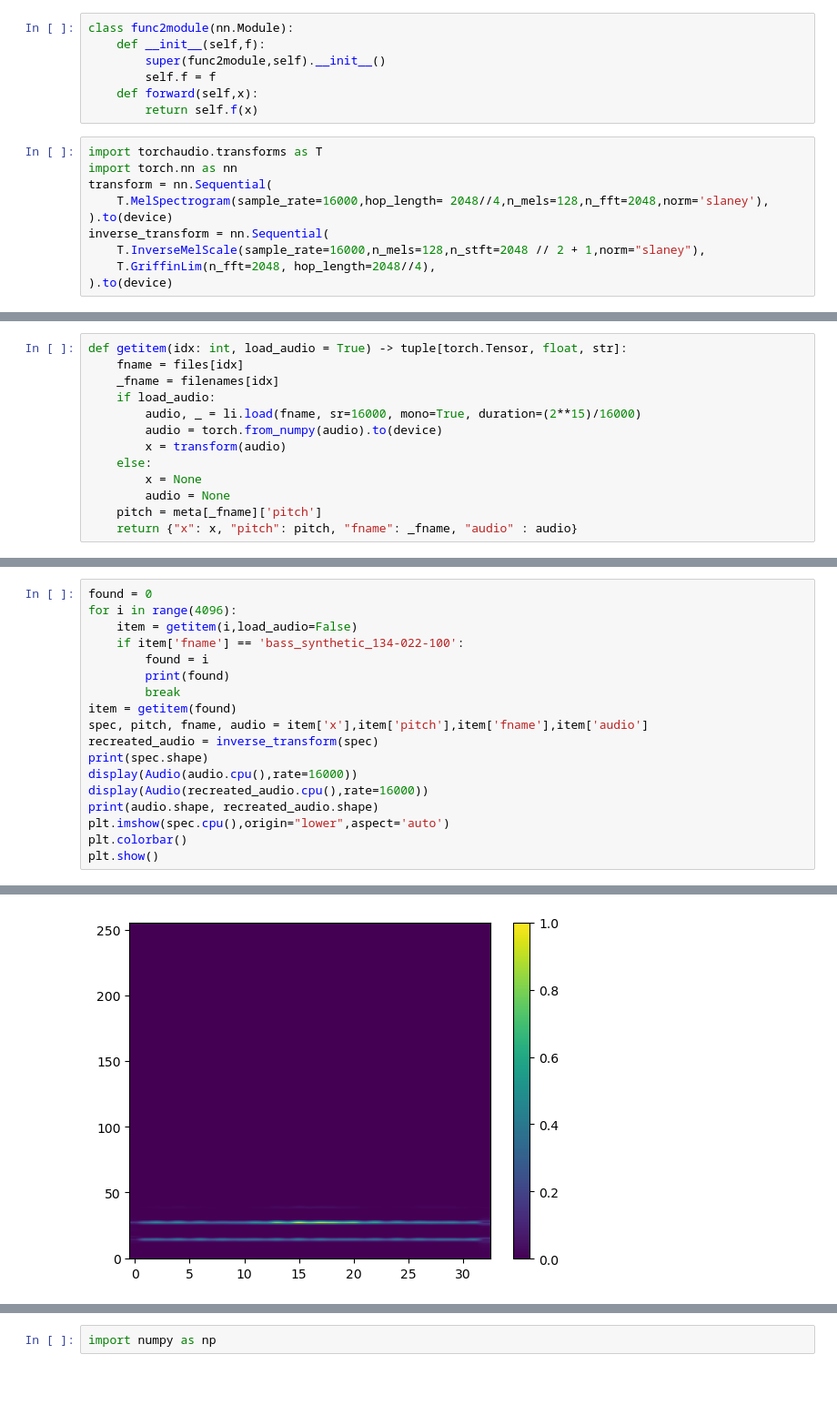
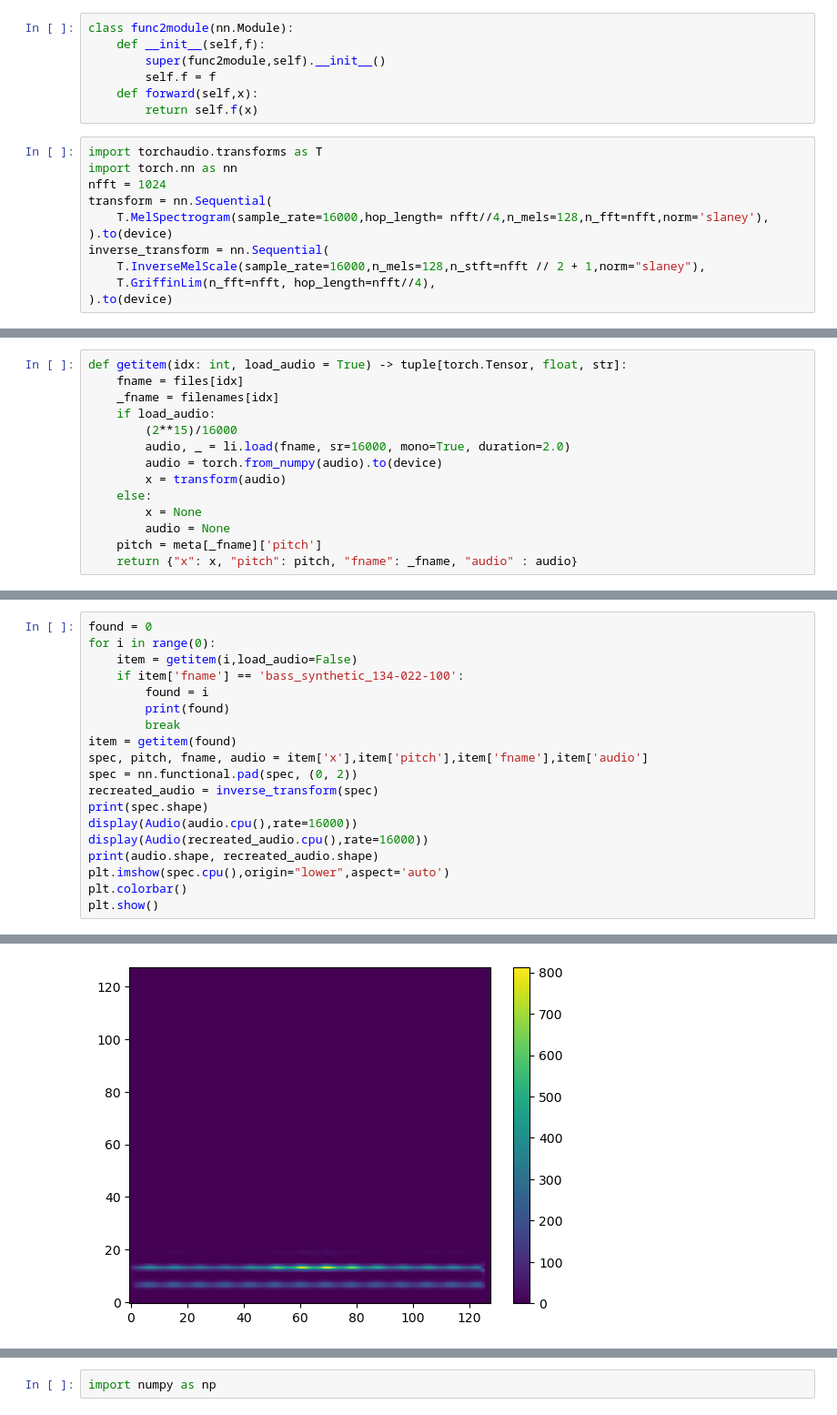
Before and after one commit to ATotor/MultiEntVAE, a Jupyter notebook: notebook helper.ipynb, the cells around one changed output, grey strips where cells are left out. Shown at 91% size. Drawn from its saved outputs; the diff is of its cells as text; blank space fills up the shorter version.

```diff
--- a/notebook helper.ipynb
+++ b/notebook helper.ipynb
@@ -25,10 +25,11 @@ class func2module(nn.Module):
 # %%
 import torchaudio.transforms as T
 import torch.nn as nn
+nfft = 1024
 transform = nn.Sequential(
-    T.MelSpectrogram(sample_rate=16000,hop_length= 2048//4,n_mels=128,n_fft=2048,norm='slaney'),
+    T.MelSpectrogram(sample_rate=16000,hop_length= nfft//4,n_mels=128,n_fft=nfft,norm='slaney'),
 ).to(device)
 inverse_transform = nn.Sequential(
-    T.InverseMelScale(sample_rate=16000,n_mels=128,n_stft=2048 // 2 + 1,norm="slaney"),
-    T.GriffinLim(n_fft=2048, hop_length=2048//4),
+    T.InverseMelScale(sample_rate=16000,n_mels=128,n_stft=nfft // 2 + 1,norm="slaney"),
+    T.GriffinLim(n_fft=nfft, hop_length=nfft//4),
 ).to(device)
@@ -39,7 +38,8 @@ def getitem(idx: int, load_audio = True) -> tuple[torch.Tensor, float, str]:
     fname = files[idx]
     _fname = filenames[idx]
     if load_audio:
-        audio, _ = li.load(fname, sr=16000, mono=True, duration=(2**15)/16000)
+        (2**15)/16000
+        audio, _ = li.load(fname, sr=16000, mono=True, duration=2.0)
         audio = torch.from_numpy(audio).to(device)
         x = transform(audio)
     else:
@@ -50,6 +56,6 @@ def getitem(idx: int, load_audio = True) -> tuple[torch.Tensor, float, str]:
 # %%
 found = 0
-for i in range(4096):
+for i in range(0):
     item = getitem(i,load_audio=False)
     if item['fname'] == 'bass_synthetic_134-022-100':
         found = i
@@ -57,6 +63,7 @@ for i in range(4096):
         break
 item = getitem(found)
 spec, pitch, fname, audio = item['x'],item['pitch'],item['fname'],item['audio']
+spec = nn.functional.pad(spec, (0, 2))
 recreated_audio = inverse_transform(spec)
 print(spec.shape)
 display(Audio(audio.cpu(),rate=16000))
@@ -73,3 +80,3 @@ torch.Size([32768]) torch.Size([32768])
-[figure, old version]
+[figure, new version]
 # %%
 print(spec.shape)
```
Also changed, not shown: parts of 6 cells of this notebook, 4 other files.
